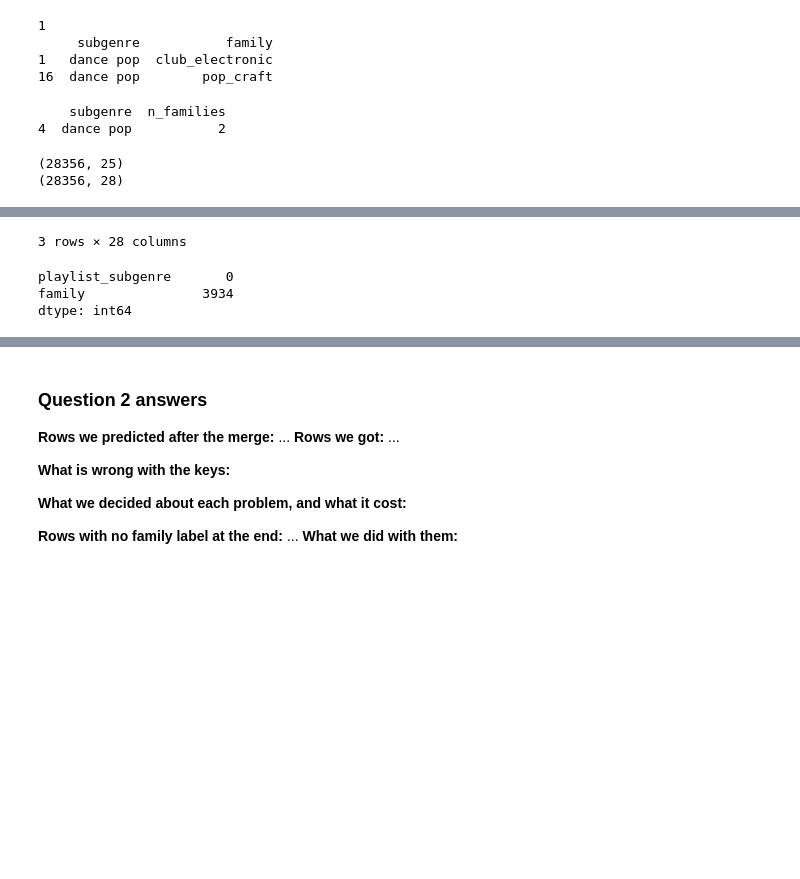
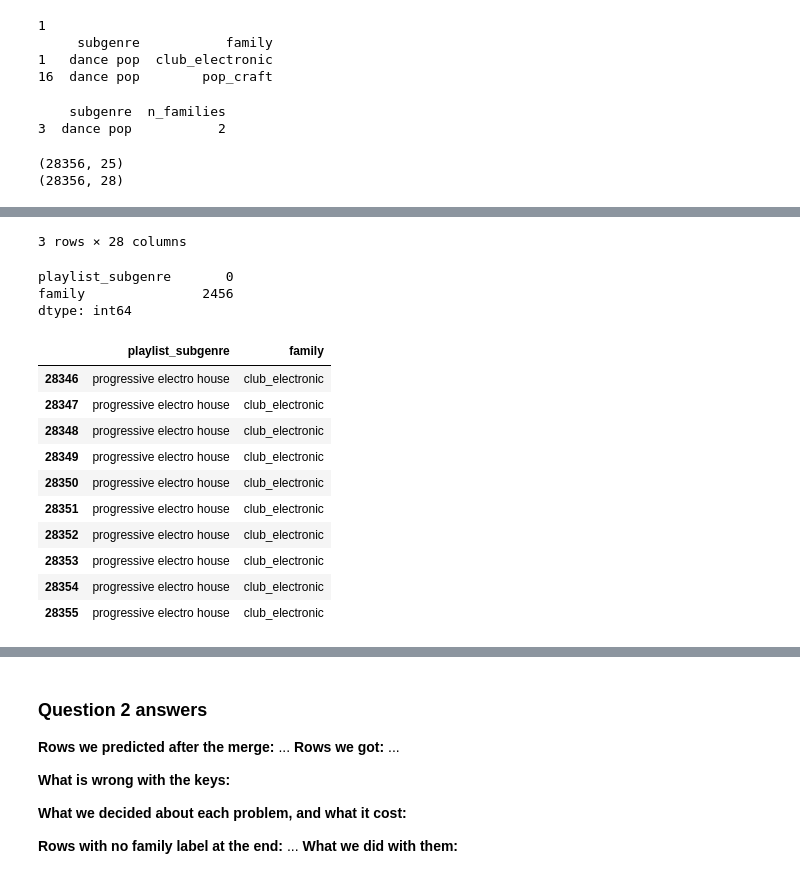
Before and after one commit to mrtchlpck/project-1-lecture, a Jupyter notebook: gotowa_wersja_notatnika_M1_assignment_2026_starter.ipynb, the cells around one changed output, grey strips where cells are left out. Cells and saved outputs as stored; diff of their text form; code cells hidden in the pictures; blank space fills up the shorter version.

```diff
--- a/gotowa_wersja_notatnika_M1_assignment_2026_starter.ipynb
+++ b/gotowa_wersja_notatnika_M1_assignment_2026_starter.ipynb
@@ -74,7 +93,7 @@ Unique playlists: 471
 # %%
 # Your working table, and evidence its rows are what you say they are.
 #here we make our working table so every song only once here
-unique_tracks = (songs_raw.drop_duplicates("track_id").copy())
+unique_tracks = (songs.drop_duplicates("track_id").copy())
 print(unique_tracks.shape)
 display(unique_tracks.head(2))
 
@@ -95,7 +114,7 @@ True
 
 #we count playlists not raw rows so we use nunique
 playlist_counts = (
-    songs_raw
+    songs
     .groupby("track_id")["playlist_id"]
     .nunique()
     .reset_index(name="playlist_count")
@@ -220,7 +239,7 @@ print(
 # %%
 #we check how many conflicts we have
 conflicts = (
-    families_raw
+    families
     .groupby("subgenre")["family"]
     .nunique()
     .reset_index(name="n_families")
@@ -229,39 +248,60 @@ conflicts = (
 print(conflicts[conflicts["n_families"] > 1])
 # %% [output]
     subgenre  n_families
-4  dance pop           2
+3  dance pop           2
 # %%
 #we don"t want to guess where should dance pop be, so we make the table where dance pop will be NaN so that there would be no confusion
-families_new = families_raw[
-    families_raw["subgenre"] != "dance pop"
-].copy()
+families_new = families[
+    families["subgenre"] != "dance pop"
+]
 # %%
 # The merge, with validate= and indicator=.
-
 merged = unique_tracks.merge(
-    families_new,
+    families_new[["subgenre", "family"]],
     left_on="playlist_subgenre",
     right_on="subgenre",
     how="left",
     validate="many_to_one",
     indicator=True
 )
+#merged = unique_tracks.merge(
+    #families_new,
+    #left_on="playlist_subgenre",
+    #right_on="subgenre",
+    #how="left",
+    #validate="many_to_one",
+    #indicator=True
+#)
 #we check if rows are the same before and after the merge
 print(unique_tracks.shape)
 print(merged.shape)
 display(merged.head(3))
 print(merged[["playlist_subgenre", "family"]].isna().sum())
+display(
+    merged[["playlist_subgenre", "family"]].tail(10)
+)
 # %% [output]
 (28356, 25)
 (28356, 28)
 |  | track_id | track_name | track_artist | track_popularity | track_album_id | track_album_name | ... |
 | 0 | 6f807x0ima9a1j3VPbc7VN | I Don't Care (with Justin Bieber)... | Ed Sheeran | 66 | 2oCs0DGTsRO98Gh5ZSl2Cx | I Don't Care (with Justin Bieber)... | ... |
 | 1 | 0r7CVbZTWZgbTCYdfa2P31 | Memories - Dillon Francis Remix | Maroon 5 | 67 | 63rPSO264uRjW1X5E6cWv6 | Memories (Dillon Francis Remix) | ... |
 | 2 | 1z1Hg7Vb0AhHDiEmnDE79l | All the Time - Don Diablo Remix | Zara Larsson | 70 | 1HoSmj2eLcsrR0vE9gThr4 | All the Time (Don Diablo Remix) | ... |
 3 rows × 28 columns
 playlist_subgenre       0
-family               3934
+family               2456
 dtype: int64
+|  | playlist_subgenre | family |
+| 28346 | progressive electro house | club_electronic |
+| 28347 | progressive electro house | club_electronic |
+| 28348 | progressive electro house | club_electronic |
+| 28349 | progressive electro house | club_electronic |
+| 28350 | progressive electro house | club_electronic |
+| 28351 | progressive electro house | club_electronic |
+| 28352 | progressive electro house | club_electronic |
+| 28353 | progressive electro house | club_electronic |
+| 28354 | progressive electro house | club_electronic |
+| 28355 | progressive electro house | club_electronic |
 # %%
 print(merged["_merge"].value_counts())
 print(
```
Also changed, not shown: parts of 8 cells of this notebook.
